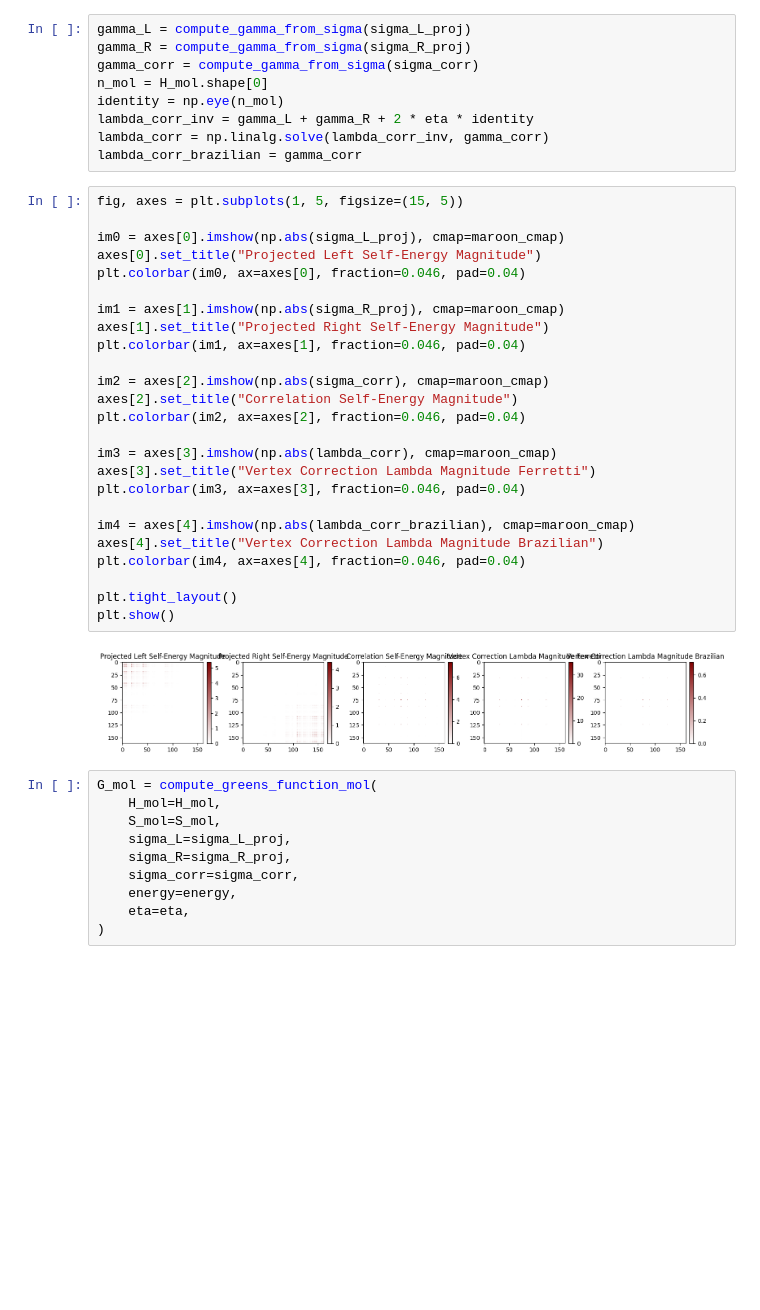
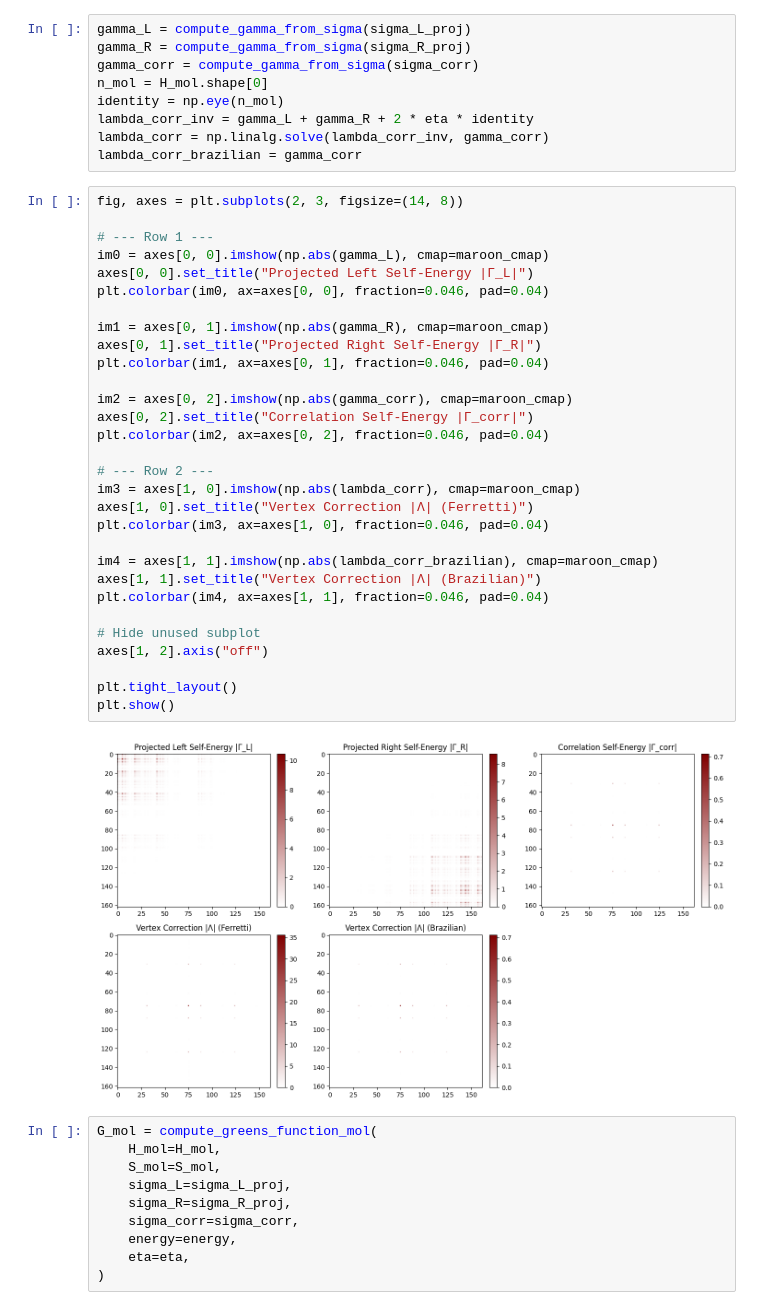
Before and after one commit to aj0337/qtpyt-tests, a Jupyter notebook: vertex_correction/benzyl/projection_mol_space/get_ed_transmission.ipynb, the cells around one changed output. Drawn from its saved outputs; the diff is of its cells as text; blank space fills up the shorter version.

Commit message:
Better plotting

```diff
--- a/vertex_correction/benzyl/projection_mol_space/get_ed_transmission.ipynb
+++ b/vertex_correction/benzyl/projection_mol_space/get_ed_transmission.ipynb
@@ -592,32 +592,37 @@ lambda_corr_inv = gamma_L + gamma_R + 2 * eta * identity
 lambda_corr = np.linalg.solve(lambda_corr_inv, gamma_corr)
 lambda_corr_brazilian = gamma_corr
 # %%
-fig, axes = plt.subplots(1, 5, figsize=(15, 5))
+fig, axes = plt.subplots(2, 3, figsize=(14, 8))
 
-im0 = axes[0].imshow(np.abs(sigma_L_proj), cmap=maroon_cmap)
-axes[0].set_title("Projected Left Self-Energy Magnitude")
-plt.colorbar(im0, ax=axes[0], fraction=0.046, pad=0.04)
+# --- Row 1 ---
+im0 = axes[0, 0].imshow(np.abs(gamma_L), cmap=maroon_cmap)
+axes[0, 0].set_title("Projected Left Self-Energy |Γ_L|")
+plt.colorbar(im0, ax=axes[0, 0], fraction=0.046, pad=0.04)
 
-im1 = axes[1].imshow(np.abs(sigma_R_proj), cmap=maroon_cmap)
-axes[1].set_title("Projected Right Self-Energy Magnitude")
-plt.colorbar(im1, ax=axes[1], fraction=0.046, pad=0.04)
+im1 = axes[0, 1].imshow(np.abs(gamma_R), cmap=maroon_cmap)
+axes[0, 1].set_title("Projected Right Self-Energy |Γ_R|")
+plt.colorbar(im1, ax=axes[0, 1], fraction=0.046, pad=0.04)
 
-im2 = axes[2].imshow(np.abs(sigma_corr), cmap=maroon_cmap)
-axes[2].set_title("Correlation Self-Energy Magnitude")
-plt.colorbar(im2, ax=axes[2], fraction=0.046, pad=0.04)
+im2 = axes[0, 2].imshow(np.abs(gamma_corr), cmap=maroon_cmap)
+axes[0, 2].set_title("Correlation Self-Energy |Γ_corr|")
+plt.colorbar(im2, ax=axes[0, 2], fraction=0.046, pad=0.04)
 
-im3 = axes[3].imshow(np.abs(lambda_corr), cmap=maroon_cmap)
-axes[3].set_title("Vertex Correction Lambda Magnitude Ferretti")
-plt.colorbar(im3, ax=axes[3], fraction=0.046, pad=0.04)
+# --- Row 2 ---
+im3 = axes[1, 0].imshow(np.abs(lambda_corr), cmap=maroon_cmap)
+axes[1, 0].set_title("Vertex Correction |Λ| (Ferretti)")
+plt.colorbar(im3, ax=axes[1, 0], fraction=0.046, pad=0.04)
 
-im4 = axes[4].imshow(np.abs(lambda_corr_brazilian), cmap=maroon_cmap)
-axes[4].set_title("Vertex Correction Lambda Magnitude Brazilian")
-plt.colorbar(im4, ax=axes[4], fraction=0.046, pad=0.04)
+im4 = axes[1, 1].imshow(np.abs(lambda_corr_brazilian), cmap=maroon_cmap)
+axes[1, 1].set_title("Vertex Correction |Λ| (Brazilian)")
+plt.colorbar(im4, ax=axes[1, 1], fraction=0.046, pad=0.04)
+
+# Hide unused subplot
+axes[1, 2].axis("off")
 
 plt.tight_layout()
 plt.show()
 # %% [output]
-[figure, old version]
+[figure, new version]
 # %%
 G_mol = compute_greens_function_mol(
     H_mol=H_mol,
```
Also changed, not shown: 1 other file.
